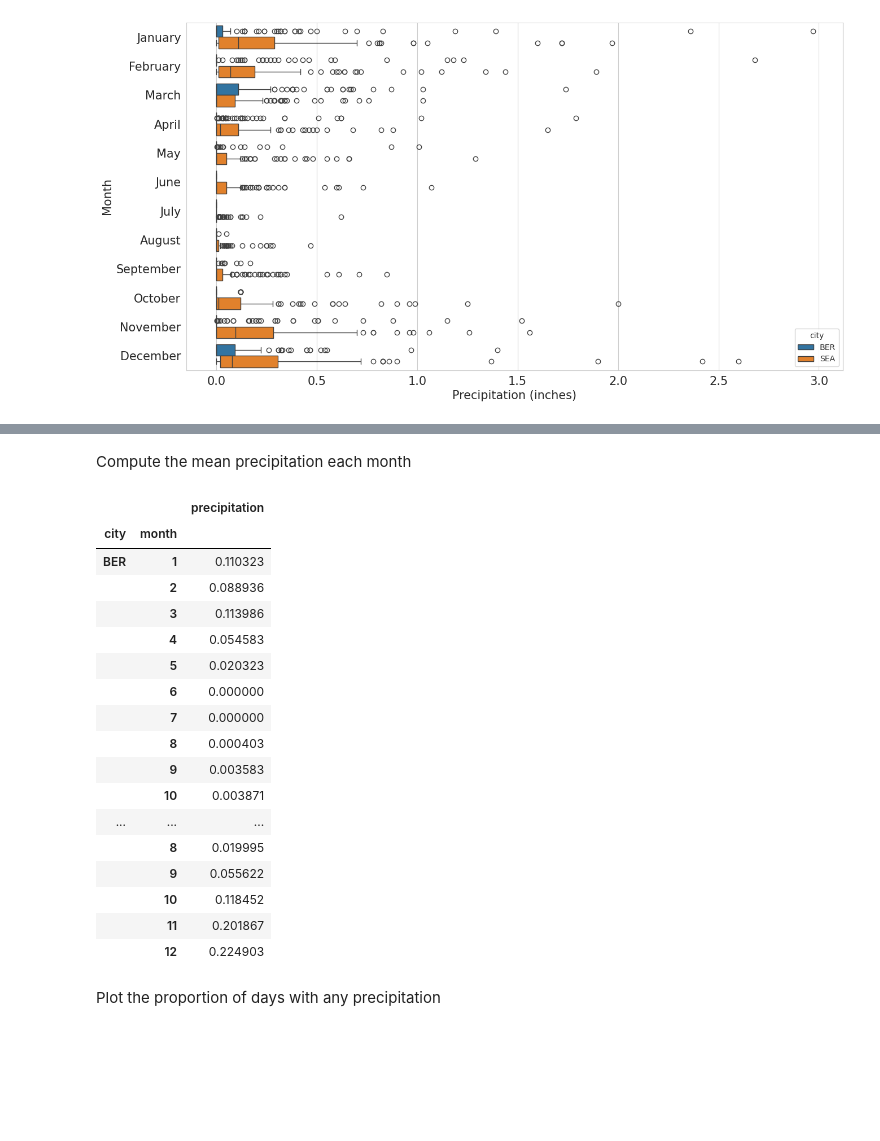
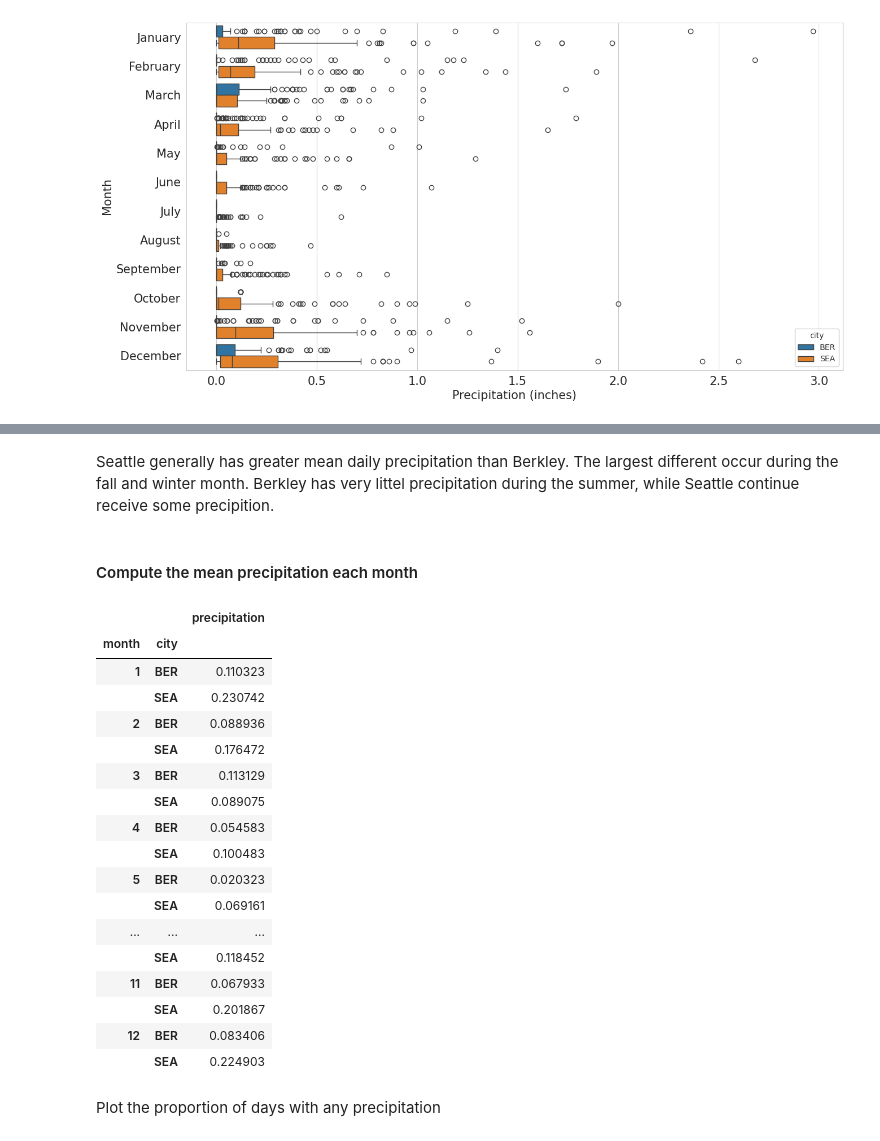
Before and after one commit to tphan356/weather, a Jupyter notebook: code/Weather_Data.ipynb, the cells around one changed output, grey strips where cells are left out. Saved outputs shown, nothing was run; the diff lists cells and outputs as text; code cells hidden in the pictures; blank space fills up the shorter version.

```diff
--- a/code/Weather_Data.ipynb
+++ b/code/Weather_Data.ipynb
@@ -287,0 +308,16 @@ df
+# %%
+# Create all dates that should exist
+complete_dates = pd.DataFrame({
+    'DATE': pd.date_range(
+        start='2018-01-01',
+        end='2022-12-31',
+        freq='D'
+    )
+})
+
+# Merge that all date to the dataset
+df = complete_dates.merge(
+    df,
+    on='DATE',
+    how='left'
+)
@@ -469,0 +760,15 @@ mean_day_precipitation_berkeley['precipitation'].isna().sum()
+# %%
+from sklearn.impute import KNNImputer
+
+# Convert day_of_year from index to a column
+berkeley_mean = mean_day_precipitation_berkeley.reset_index()
+
+# Create KNN imputer with k = 5
+imputer = KNNImputer(n_neighbors=5)
+
+# Impute the missing precipitation value
+berkeley_mean[['day_of_year', 'precipitation']] = imputer.fit_transform(
+    berkeley_mean[['day_of_year', 'precipitation']]
+)
+berkeley_mean['day_of_year'] = berkeley_mean['day_of_year'].astype(int)
+mean_day_precipitation_berkeley = berkeley_mean.set_index('day_of_year')
@@ -484,3 +792,0 @@ In Berkeley average precipitation, there is still missing value at day 366. The
-# %%
-# Fill the average missing with 0
-mean_day_precipitation_berkeley = mean_day_precipitation('BER').fillna(0)
@@ -687,26 +1016,28 @@ plt.show()
+# %% [markdown]
+Seattle generally has greater mean daily precipitation than Berkley. The largest different occur during the fall and winter month. Berkley has very littel precipitation during the summer, while Seattle continue receive some precipition.
 # %% [markdown]
-Compute the mean precipitation each month
+#### Compute the mean precipitation each month
 # %%
-df[['month', 'precipitation', 'city']].groupby(['city', 'month']).mean()
+df[['month', 'precipitation', 'city']].groupby([ 'month','city']).mean()
 # %% [output]
 |  |  | precipitation |
-| city | month |  |
-| BER | 1 | 0.110323 |
-|  | 2 | 0.088936 |
-|  | 3 | 0.113986 |
-|  | 4 | 0.054583 |
-|  | 5 | 0.020323 |
-|  | 6 | 0.000000 |
-|  | 7 | 0.000000 |
-|  | 8 | 0.000403 |
-|  | 9 | 0.003583 |
-|  | 10 | 0.003871 |
+| month | city |  |
+| 1 | BER | 0.110323 |
+|  | SEA | 0.230742 |
+| 2 | BER | 0.088936 |
+|  | SEA | 0.176472 |
+| 3 | BER | 0.113129 |
+|  | SEA | 0.089075 |
+| 4 | BER | 0.054583 |
+|  | SEA | 0.100483 |
+| 5 | BER | 0.020323 |
+|  | SEA | 0.069161 |
 | ... | ... | ... |
-|  | 8 | 0.019995 |
-|  | 9 | 0.055622 |
-|  | 10 | 0.118452 |
-|  | 11 | 0.201867 |
-|  | 12 | 0.224903 |
+|  | SEA | 0.118452 |
+| 11 | BER | 0.067933 |
+|  | SEA | 0.201867 |
+| 12 | BER | 0.083406 |
+|  | SEA | 0.224903 |
 # %% [markdown]
 Plot the proportion of days with any precipitation
 # %%
```
Also changed, not shown: parts of 96 cells of this notebook, 1 other file.
